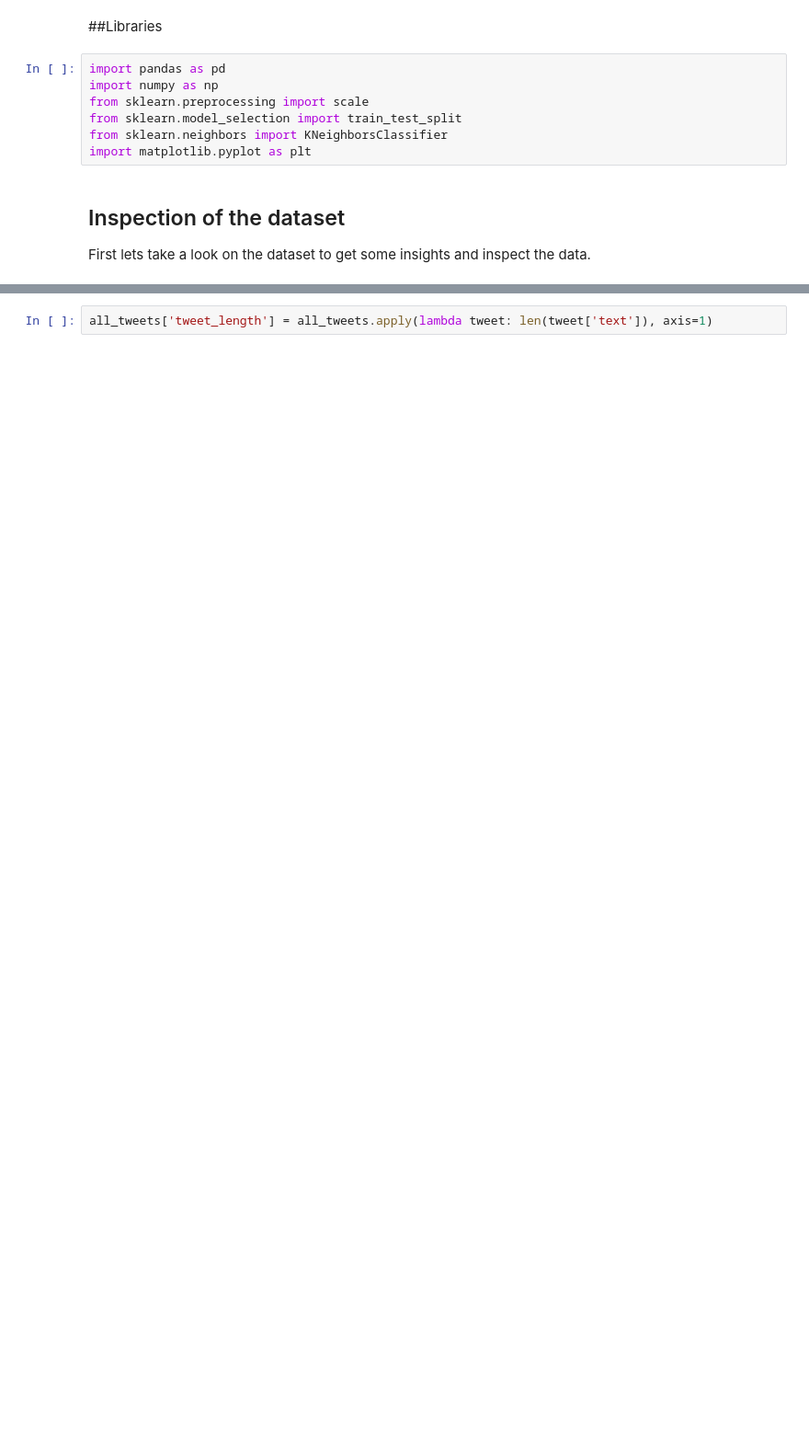
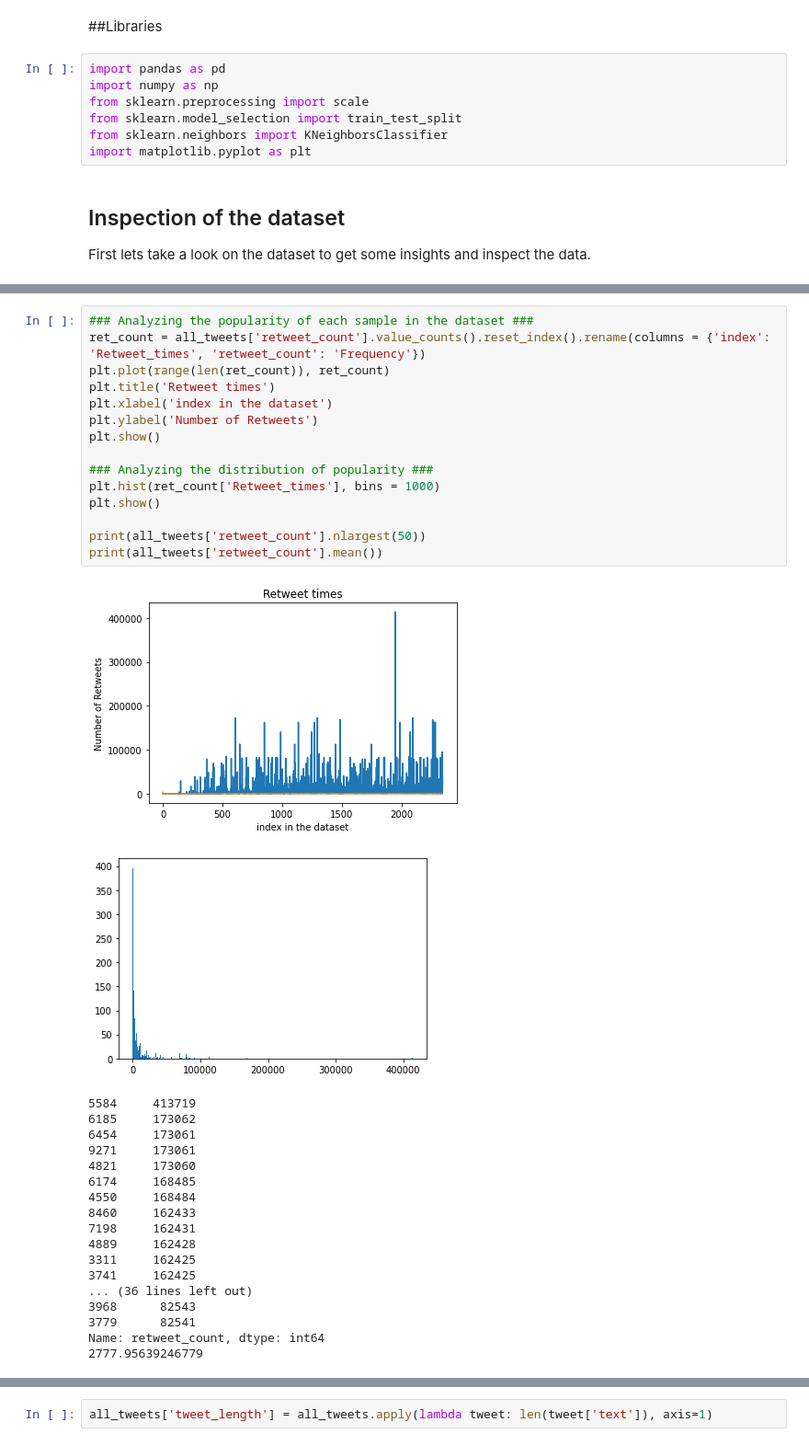
Before and after one commit to Joaoluislins/Twitter_classification, a Jupyter notebook: viral_tweets.ipynb, the cells around one changed output, grey strips where cells are left out. Shown: that part at 92% size. Drawn from its saved outputs; the diff is of its cells as text; blank space fills up the shorter version.

```diff
--- a/viral_tweets.ipynb
+++ b/viral_tweets.ipynb
@@ -89,0 +78,35 @@ For the rest of this project, we will be using these three features, but we enco
+# %%
+### Analyzing the popularity of each sample in the dataset ###
+ret_count = all_tweets['retweet_count'].value_counts().reset_index().rename(columns = {'index': 'Retweet_times', 'retweet_count': 'Frequency'})
+plt.plot(range(len(ret_count)), ret_count)
+plt.title('Retweet times')
+plt.xlabel('index in the dataset')
+plt.ylabel('Number of Retweets')
+plt.show()
+
+### Analyzing the distribution of popularity ###
+plt.hist(ret_count['Retweet_times'], bins = 1000)
+plt.show()
+
+print(all_tweets['retweet_count'].nlargest(50))
+print(all_tweets['retweet_count'].mean())
+# %% [output]
+[figure, added]
+[figure, added]
+5584     413719
+6185     173062
+6454     173061
+9271     173061
+4821     173060
+6174     168485
+4550     168484
+8460     162433
+7198     162431
+4889     162428
+3311     162425
+3741     162425
+... (36 lines left out)
+3968      82543
+3779      82541
+Name: retweet_count, dtype: int64
+2777.95639246779
```
Also changed, not shown: parts of 11 cells of this notebook.
